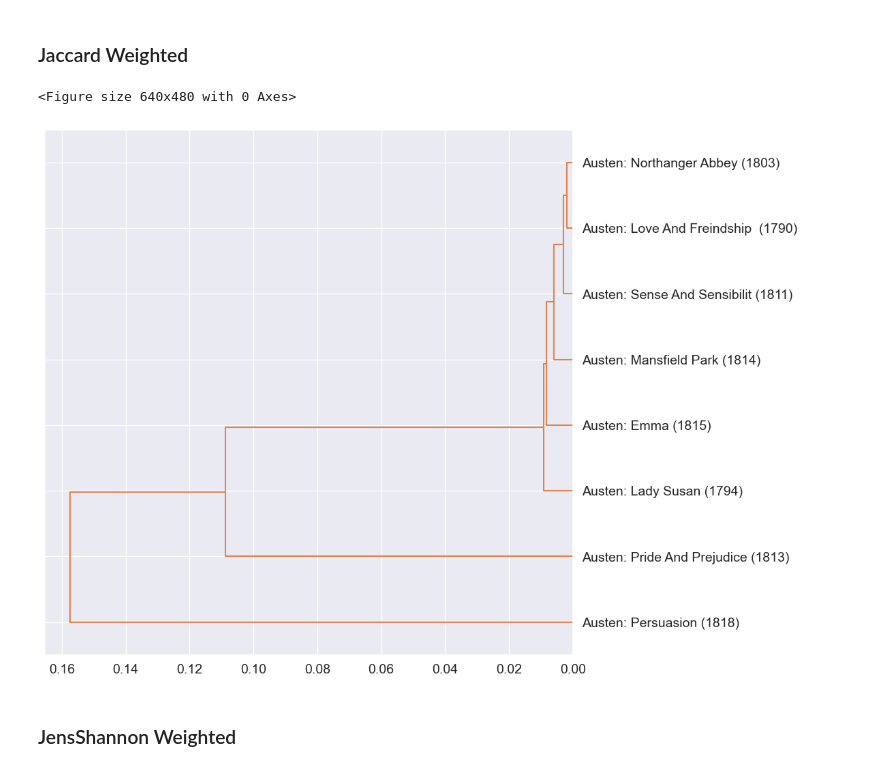
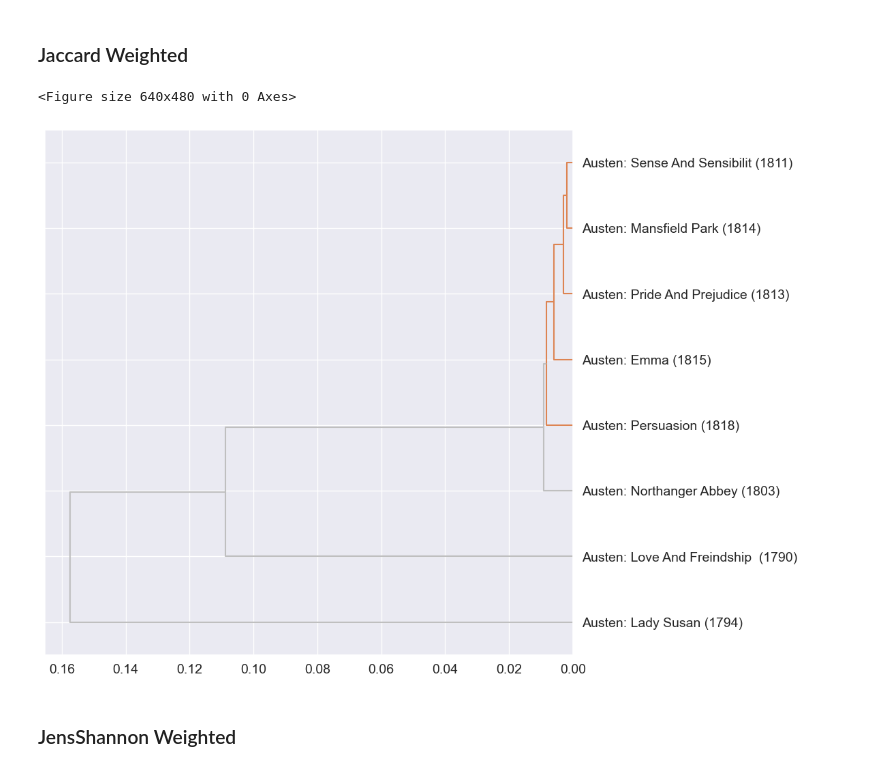
Before and after one commit to rlipps/DS5001-2024-01-R, a Jupyter notebook: lessons/M06_CusteringSimilarity/M06_HW06.ipynb, the cells around one changed output. Drawn from its saved outputs; the diff is of its cells as text; code cells hidden in the pictures.

```diff
--- a/lessons/M06_CusteringSimilarity/M06_HW06.ipynb
+++ b/lessons/M06_CusteringSimilarity/M06_HW06.ipynb
@@ -90,0 +93,3 @@ AUSTEN_LIB['pub_year'] = AUSTEN_LIB['pub_year'].astype('int')
+# %%
+AUSTEN_LIB = AUSTEN_LIB.sort_index(ascending=True)
+AUSTEN_LIB
@@ -336,7 +352,7 @@ PAIRS = pd.DataFrame(index=pd.MultiIndex.from_product([AUSTEN_LIB.index.tolist()
 PAIRS = PAIRS[PAIRS.level_0 < PAIRS.level_1].set_index(['level_0','level_1'])
 
 # Name index cols
-PAIRS.index.names = ['book_a', 'book_b']
+PAIRS.index.names = ['doc_a', 'doc_b']
 # %%
 PAIRS
 # %% [output]
@@ -452,10 +476,10 @@ hac(PAIRS.euclidean, linkage_method='ward', color_thresh=5)
 # %% [markdown]
 ### Jaccard Weighted
 # %%
-hac(PAIRS.jaccard, linkage_method='weighted', color_thresh=5)
+hac(PAIRS.jaccard, linkage_method='weighted', color_thresh=0.009)
 # %% [output]
 <Figure size 640x480 with 0 Axes>
-[figure, old version]
+[figure, new version]
 # %% [markdown]
 ### JensShannon Weighted
 # %%
```
Also changed, not shown: parts of 10 cells of this notebook.
